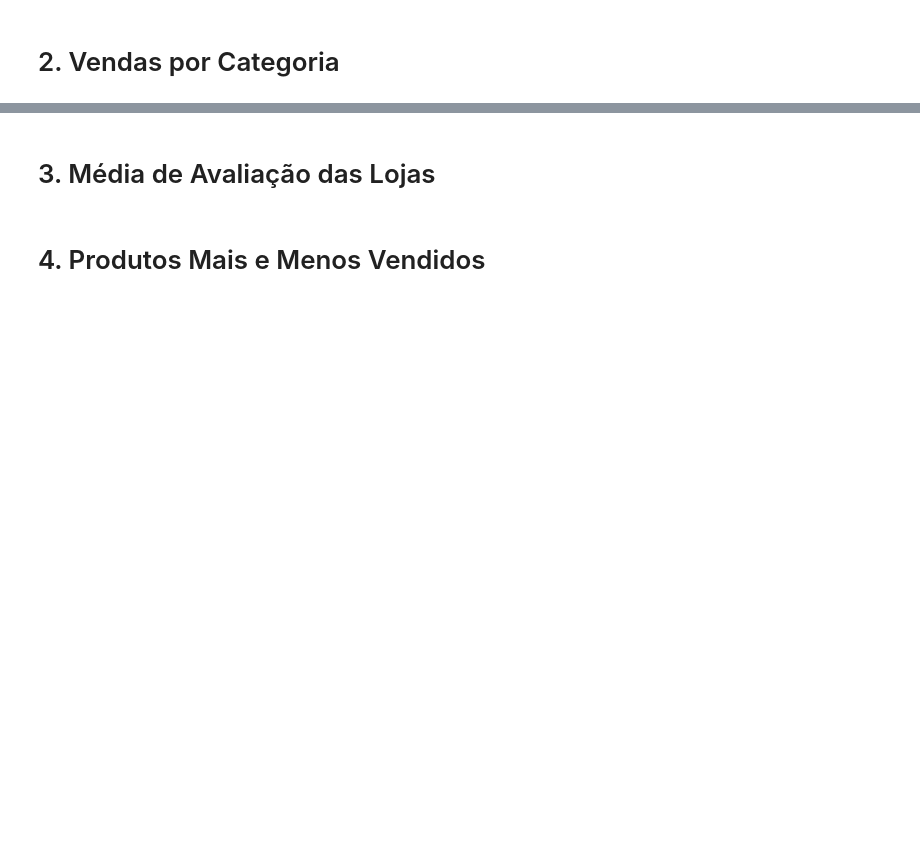
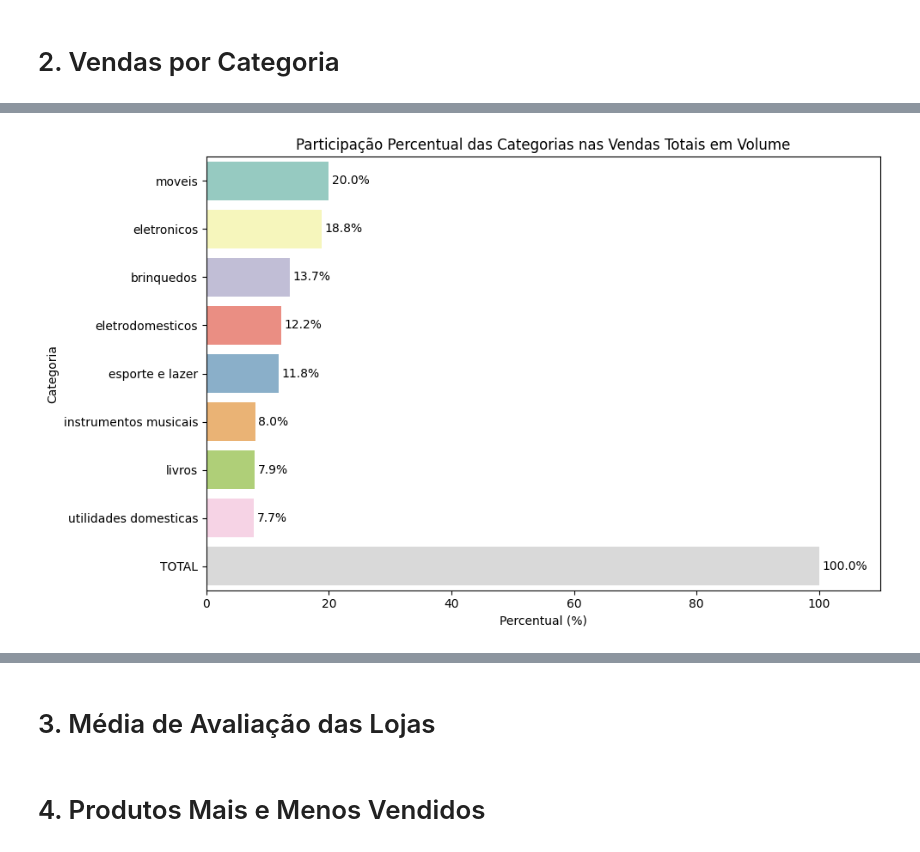
Before and after one commit to moises-rb/DataScienceONE, a Jupyter notebook: Challenge_AluraStoreBr.ipynb, the cells around one changed output, grey strips where cells are left out. Saved outputs shown, nothing was run; the diff lists cells and outputs as text; code cells hidden in the pictures; blank space fills up the shorter version.

```diff
--- a/Challenge_AluraStoreBr.ipynb
+++ b/Challenge_AluraStoreBr.ipynb
@@ -27,0 +128,20 @@ loja.head()
+# %%
+# Arredondando e reordenando colunas
+vendas_categoria['percentual'] = np.ceil(vendas_categoria['percentual'] * 100) / 100
+vendas_categoria = vendas_categoria.round({'percentual': 2, 'faturamento': 2})
+# %%
+# Ordenando pelas colunas desejadas
+vendas_categoria = vendas_categoria.sort_values(by=['quantidade', 'faturamento', 'percentual'], ascending=False)
+# %%
+# Adicionando linha de total
+total_row = pd.DataFrame({
+    'Categoria do Produto': ['TOTAL'],
+    'quantidade': [vendas_categoria['quantidade'].sum()],
+    'faturamento': [vendas_categoria['faturamento'].sum()],
+    'percentual': [vendas_categoria['percentual'].sum()]
+})
+# %%
+# Concatenando a linha total à tabela
+vendas_categoria = pd.concat([vendas_categoria, total_row], ignore_index=True)
+
+print(vendas_categoria.round(1).to_string(index=False))
@@ -27,0 +159,26 @@ loja.head()
+# %%
+# Supondo que seu DataFrame se chame df_vendas
+# E que tenha colunas: ['Produto', 'Categoria do Produto', 'Loja', 'Preço']
+
+# Gráfico de barras com percentual
+plt.figure(figsize=(10, 6))
+sns.barplot(data=vendas_categoria, x='percentual', y='Categoria do Produto', palette='Set3', legend=False, hue='Categoria do Produto')
+
+# 1️⃣ Agrupar por Loja e Categoria do Produto
+df_agg = df_geral.groupby(['loja', 'Categoria do Produto']).agg(
+    quantidade_vendida=('Produto', 'count'),
+    faturamento=('Preço', 'sum')
+).reset_index()
+
+for i, row in vendas_categoria.iterrows():
+    plt.text(row['percentual'] + 0.5, i, f"{row['percentual']:.1f}%", va='center')
+
+plt.xlim(0, 110)
+
+plt.title('Participação Percentual das Categorias nas Vendas Totais em Volume')
+plt.xlabel('Percentual (%)')
+plt.ylabel('Categoria')
+plt.tight_layout()
+plt.show()
+# %% [output]
+[figure, added]
```
Also changed, not shown: parts of 23 cells of this notebook.
